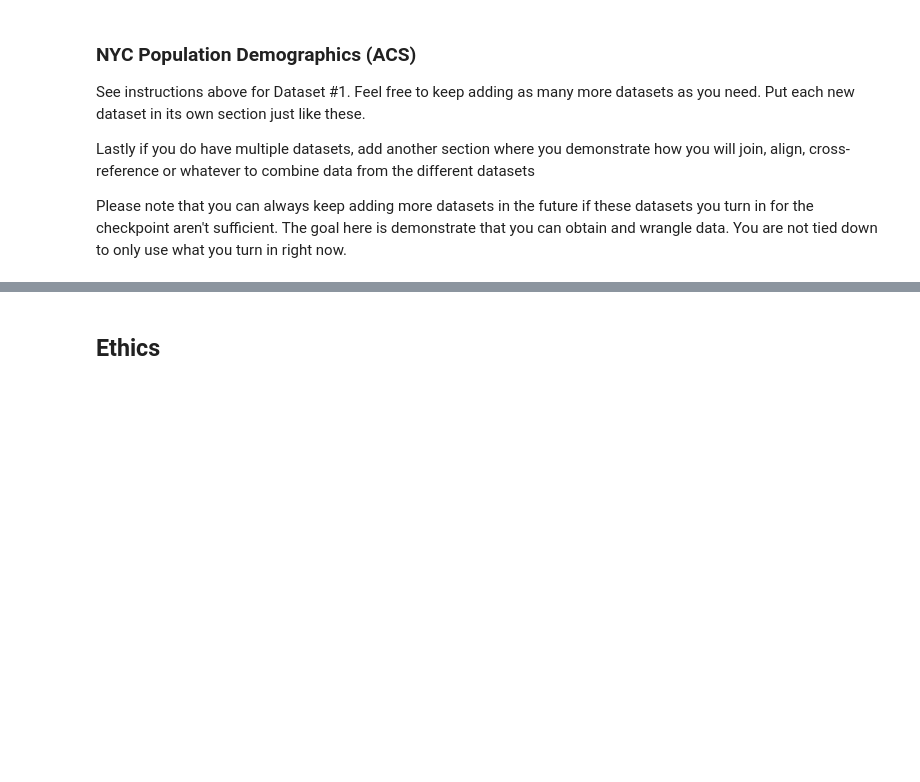
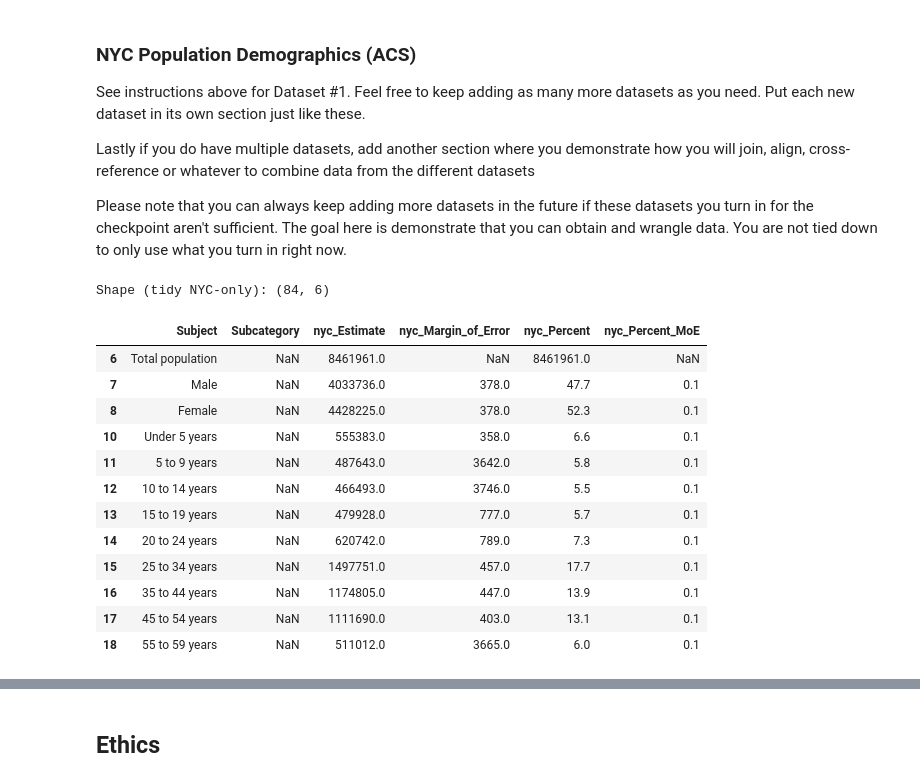
Before and after one commit to COGS108/Group017_WI26, a Jupyter notebook: 01-DataCheckpoint.ipynb, the cells around one changed output, grey strips where cells are left out. Cells and saved outputs as stored; diff of their text form; code cells hidden in the pictures; blank space fills up the shorter version.

Commit message:
feat: add NYC Population Demographics

```diff
--- a/01-DataCheckpoint.ipynb
+++ b/01-DataCheckpoint.ipynb
@@ -316,0 +322,45 @@ Please note that you can always keep adding more datasets in the future if these
+# %%
+raw = pd.read_csv('data/00-raw/NYC_Population_Demographics.csv', header=None)
+
+regions = ['Bronx', 'Brooklyn', 'Manhattan', 'Queens', 'Staten Island', 'New York City']
+metrics = ['Estimate', 'Margin of Error', 'Percent', 'Percent MoE']
+col_names = ['Subject', 'Subcategory']
+for r in regions:
+    for m in metrics:
+        col_names.append(f'{r}_{m}')
+df_acs = raw.iloc[5:].copy()
+df_acs.columns = col_names[:df_acs.shape[1]]
+df_acs['Subject'] = df_acs['Subject'].ffill()
+
+nyc_cols = [c for c in df_acs.columns if c.startswith('New York City_')]
+def to_numeric_clean(s):
+    v = str(s).strip().replace(',', '').replace('+/-', '').replace('%', '').replace('*****', '').replace('(X)', '')
+    try:
+        return pd.to_numeric(v) if v and v != 'nan' else np.nan
+    except Exception:
+        return np.nan
+for c in nyc_cols:
+    df_acs[c] = df_acs[c].apply(to_numeric_clean)
+df_acs = df_acs[df_acs[nyc_cols].notna().any(axis=1)]
+
+df_nyc = df_acs[['Subject', 'Subcategory'] + nyc_cols].copy()
+df_nyc = df_nyc.rename(columns={c: c.replace('New York City_', 'nyc_').replace(' ', '_') for c in nyc_cols})
+
+
+print("Shape (tidy NYC-only):", df_nyc.shape)
+df_nyc.head(12)
+# %% [output]
+Shape (tidy NYC-only): (84, 6)
+|  | Subject | Subcategory | nyc_Estimate | nyc_Margin_of_Error | nyc_Percent | nyc_Percent_MoE |
+| 6 | Total population | NaN | 8461961.0 | NaN | 8461961.0 | NaN |
+| 7 | Male | NaN | 4033736.0 | 378.0 | 47.7 | 0.1 |
+| 8 | Female | NaN | 4428225.0 | 378.0 | 52.3 | 0.1 |
+| 10 | Under 5 years | NaN | 555383.0 | 358.0 | 6.6 | 0.1 |
+| 11 | 5 to 9 years | NaN | 487643.0 | 3642.0 | 5.8 | 0.1 |
+| 12 | 10 to 14 years | NaN | 466493.0 | 3746.0 | 5.5 | 0.1 |
+| 13 | 15 to 19 years | NaN | 479928.0 | 777.0 | 5.7 | 0.1 |
+| 14 | 20 to 24 years | NaN | 620742.0 | 789.0 | 7.3 | 0.1 |
+| 15 | 25 to 34 years | NaN | 1497751.0 | 457.0 | 17.7 | 0.1 |
+| 16 | 35 to 44 years | NaN | 1174805.0 | 447.0 | 13.9 | 0.1 |
+| 17 | 45 to 54 years | NaN | 1111690.0 | 403.0 | 13.1 | 0.1 |
+| 18 | 55 to 59 years | NaN | 511012.0 | 3665.0 | 6.0 | 0.1 |
```
Also changed, not shown: parts of 9 cells of this notebook.
